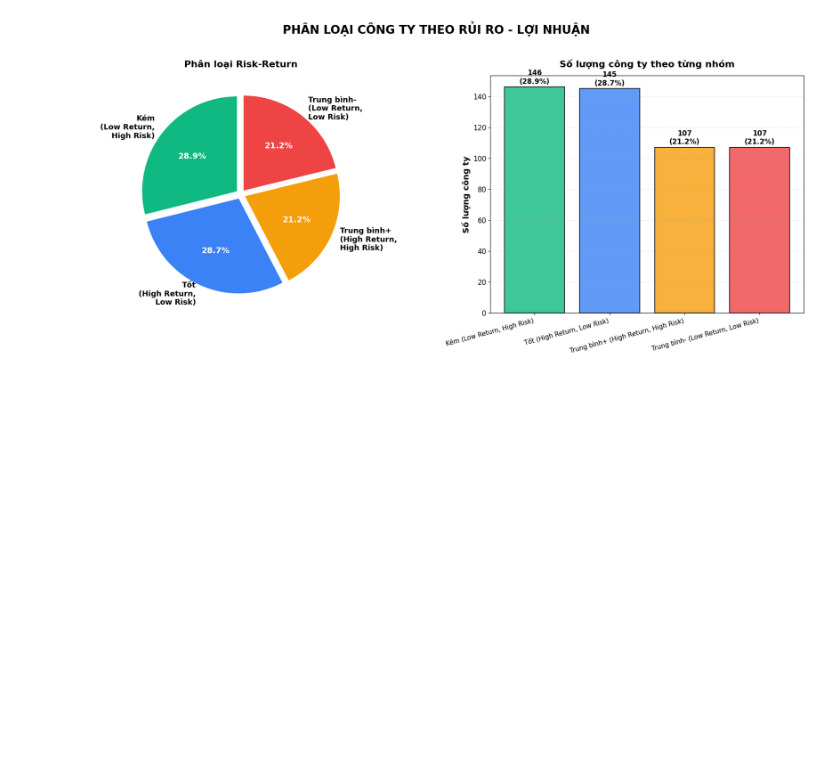
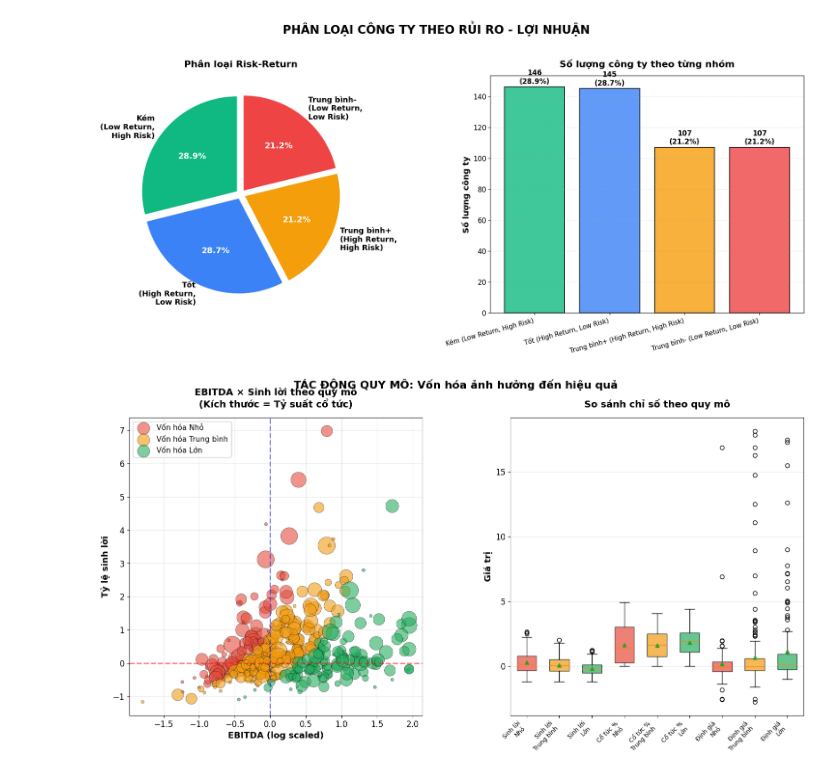
Before and after one commit to tranmai31231020941-pixel/final, a Jupyter notebook: Untitled1.ipynb, the cells around one changed output. Saved outputs shown, nothing was run; the diff lists cells and outputs as text; code cells hidden in the pictures; blank space fills up the shorter version.

```diff
--- a/Untitled1.ipynb
+++ b/Untitled1.ipynb
@@ -241,3 +190,78 @@ plt.tight_layout()
 plt.show()
 # %% [output]
 [figure]
+# %%
+fig = plt.figure(figsize=(18, 8))
+gs = fig.add_gridspec(1, 2, wspace=0.3)
+
+# Biểu đồ 1: Bubble chart vốn hóa vs các chỉ số
+ax1 = fig.add_subplot(gs[0])
+
+df['size_group'] = pd.cut(df['market_cap_log__scaled'],
+                          bins=[-np.inf, -0.5, 0.5, np.inf],
+                          labels=['Nhỏ', 'Trung bình', 'Lớn'])
+
+size_colors = {'Nhỏ': '#E74C3C', 'Trung bình': '#F39C12', 'Lớn': '#27AE60'}
+
+for group in ['Nhỏ', 'Trung bình', 'Lớn']:
+    group_data = df[df['size_group'] == group][
+        ['ebitda_log__scaled', 'profitability_ratio__scaled', 'dividend_yield']
+    ].dropna()
+
+    group_data = group_data[(group_data['ebitda_log__scaled'] > -5)]
+
+    ax1.scatter(group_data['ebitda_log__scaled'],
+               group_data['profitability_ratio__scaled'],
+               s=np.abs(group_data['dividend_yield']) * 100 + 20,
+               alpha=0.6, label=f'Vốn hóa {group}',
+               color=size_colors[group], edgecolors='black', linewidth=0.5)
+
+ax1.axhline(y=0, color='red', linestyle='--', linewidth=2, alpha=0.5)
+ax1.axvline(x=0, color='blue', linestyle='--', linewidth=2, alpha=0.5)
+
+ax1.set_xlabel('EBITDA (log scaled)', fontsize=13, fontweight='bold')
+ax1.set_ylabel('Tỷ lệ sinh lời', fontsize=13, fontweight='bold')
+ax1.set_title('EBITDA × Sinh lời theo quy mô\n(Kích thước = Tỷ suất cổ tức)',
+              fontsize=14, fontweight='bold', pad=15)
+ax1.legend(loc='upper left', fontsize=11, framealpha=0.9)
+ax1.grid(True, alpha=0.3)
+
+# Biểu đồ 2: Box plot so sánh theo vốn hóa
+ax2 = fig.add_subplot(gs[1])
+
+box_data = df[['size_group', 'profitability_ratio__scaled',
+               'dividend_yield', 'valuation_z__scaled']].dropna()
+
+metrics_plot = []
+labels_plot = []
+colors_plot = []
+
+for metric, label in [('profitability_ratio__scaled', 'Sinh lời'),
+                      ('dividend_yield', 'Cổ tức %'),
+                      ('valuation_z__scaled', 'Định giá')]:
+    for group in ['Nhỏ', 'Trung bình', 'Lớn']:
+        data = box_data[box_data['size_group'] == group][metric]
+        if metric != 'valuation_z__scaled':
+            data = data[data.between(data.quantile(0.05), data.quantile(0.95))]
+        metrics_plot.append(data)
+        labels_plot.append(f'{label}\n{group}')
+        colors_plot.append(size_colors[group])
+
+bp = ax2.boxplot(metrics_plot, labels=labels_plot, patch_artist=True,
+                 widths=0.6, showmeans=True)
+
+for patch, color in zip(bp['boxes'], colors_plot):
+    patch.set_facecolor(color)
+    patch.set_alpha(0.7)
+
+ax2.set_ylabel('Giá trị', fontsize=13, fontweight='bold')
+ax2.set_title('So sánh chỉ số theo quy mô', fontsize=14, fontweight='bold', pad=15)
+ax2.grid(True, alpha=0.3, axis='y')
+plt.setp(ax2.xaxis.get_majorticklabels(), rotation=45, ha='right', fontsize=9)
+
+plt.suptitle('TÁC ĐỘNG QUY MÔ: Vốn hóa ảnh hưởng đến hiệu quả',
+             fontsize=16, fontweight='bold', y=0.98)
+plt.tight_layout()
+plt.show()
+# %% [output]
+[figure, added]
```
Also changed, not shown: parts of 6 cells of this notebook.
